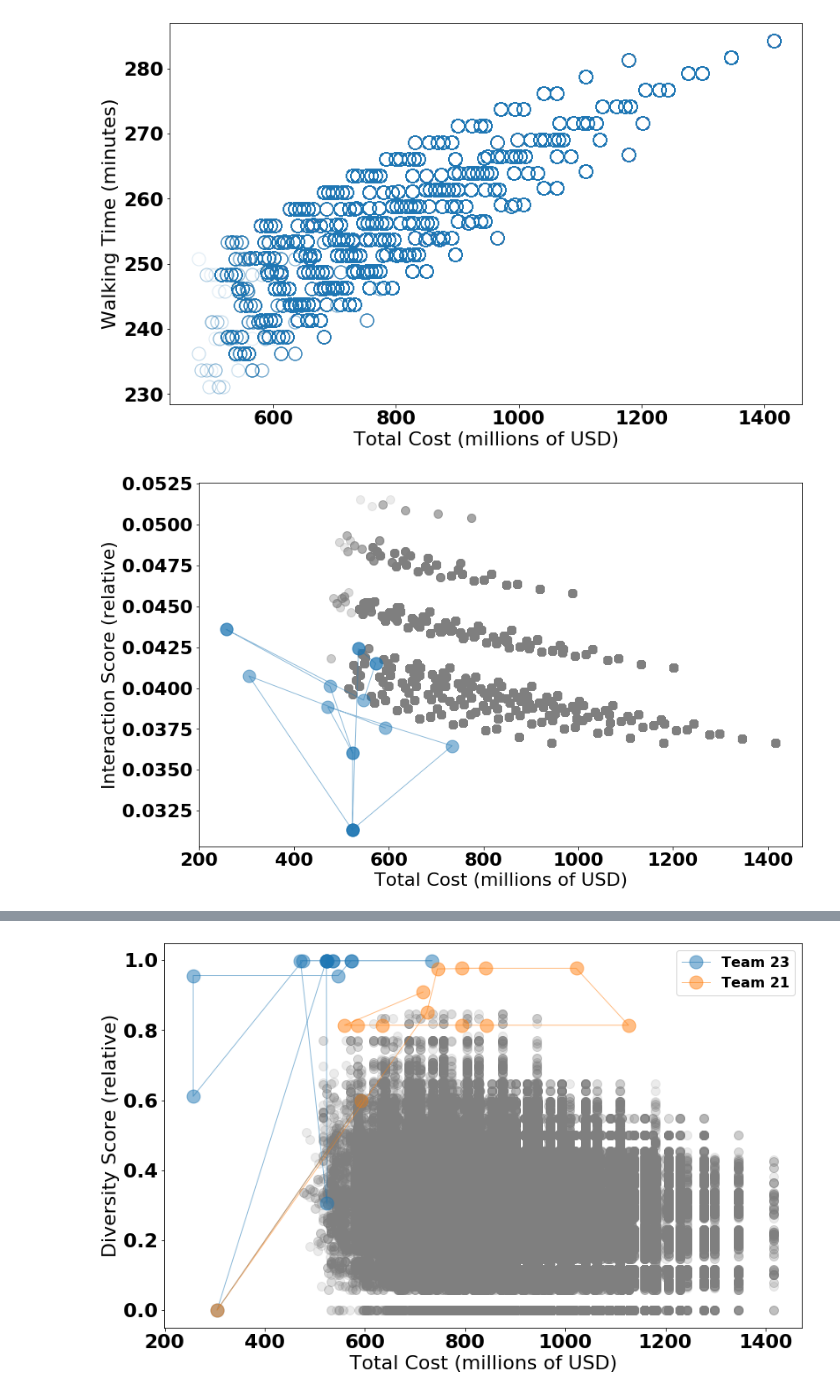
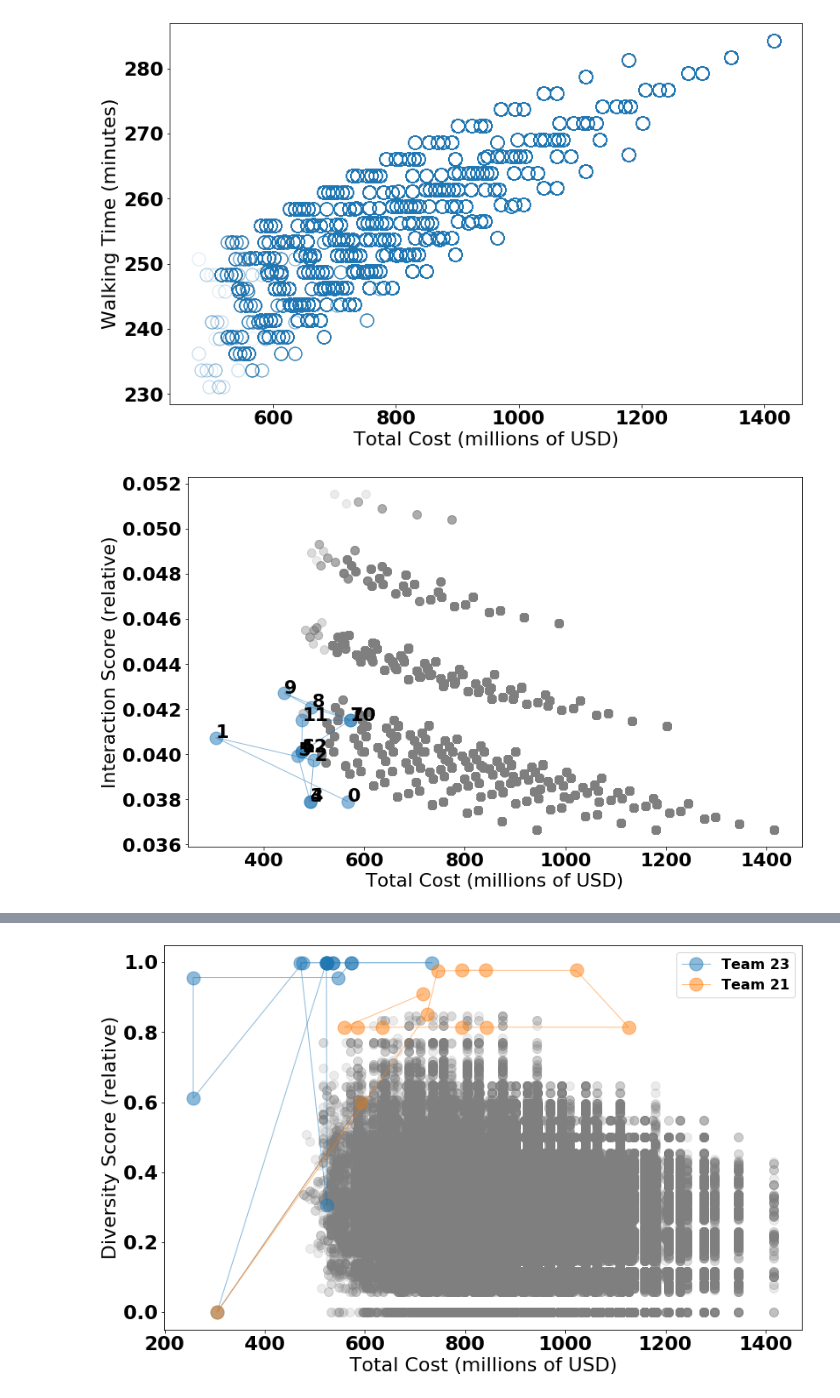
Before and after one commit to MIT-GTL-Open-Source-Public/Learning2019-PostProcessing, a Jupyter notebook: SimpleRankOrdersJupyter/TeamPlotOverTradespace-Version2.ipynb, the cells around one changed output, grey strips where cells are left out. Saved outputs shown, nothing was run; the diff lists cells and outputs as text; code cells hidden in the pictures.

```diff
--- a/SimpleRankOrdersJupyter/TeamPlotOverTradespace-Version2.ipynb
+++ b/SimpleRankOrdersJupyter/TeamPlotOverTradespace-Version2.ipynb
@@ -90,28 +92,31 @@ plt.show()
 # %%
 import sys
 sys.path.append("../CommonModules") # go to parent dir/CommonModules
 
 import Learning2019GTL.Globals as Globals
 import Learning2019GTL.DataConnector as DataConnector
 
 team = DataConnector.Team()
-ui_events = team.getSimulationUIEventsByTeamID(23)
+ui_events = team.getSimulationUIEventsByTeamID(3)
 
 team_cost        = list()
 team_interaction = list()
 for event in ui_events:
     team_cost.append(event.total_cost)
     team_interaction.append(event.interaction_score)
 
 team_cost        = np.array(team_cost)
 team_interaction = np.array(team_interaction)
 
 plt.figure(figsize=GOLDEN_RATIO*8)
 
 plt.plot(totalCost, interactionScore, marker="o", linewidth=0, markersize=10, alpha=0.15, color='#7f7f7f')
 plt.plot(team_cost, team_interaction/100.0, marker="o", linewidth=1, markersize=15, alpha=0.5)
+for i in range(len(team_cost)):
+    #print(f'{i}')
+    plt.text(team_cost[i], team_interaction[i]/100.0, f'{i}')
 plt.xlabel ('Total Cost (millions of USD)')
 plt.ylabel ('Interaction Score (relative)')
 plt.show()
 # %% [output]
-[figure, old version]
+[figure, new version]
```
Also changed, not shown: parts of 4 cells of this notebook, 3 other files.
